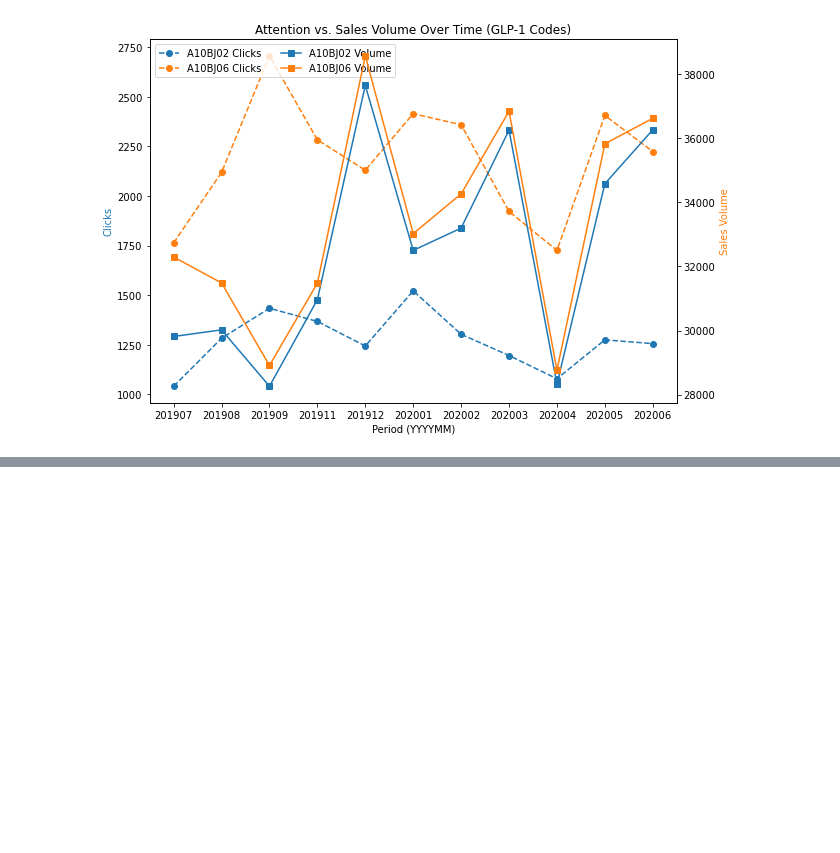
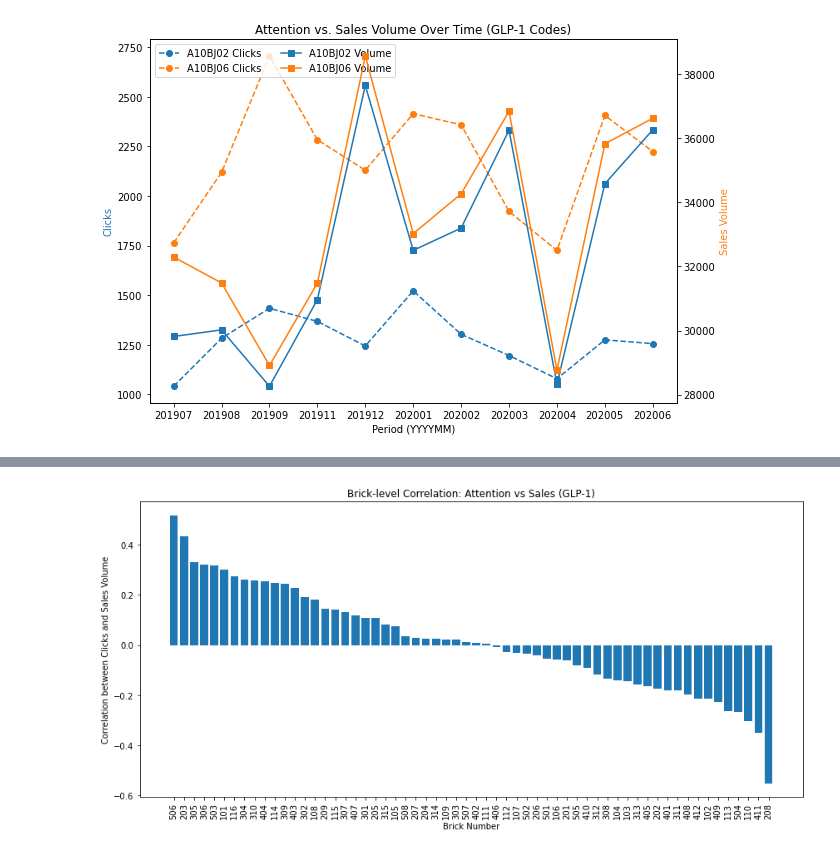
Before and after one commit to sille97/bigdata, a Jupyter notebook: code/eda.ipynb, the cells around one changed output, grey strips where cells are left out. Cells and saved outputs as stored; diff of their text form; code cells hidden in the pictures; blank space fills up the shorter version.

```diff
--- a/code/eda.ipynb
+++ b/code/eda.ipynb
@@ -608,0 +611,16 @@ plt.show()
+# %%
+# Aggregate by brick
+brick_summary = (
+    merged_glp1.groupby(["brick_nr", "who_atc_code"], as_index=False)
+    [["clicks", "volume", "value"]].sum()
+)
+
+# Correlation per brick
+brick_corr = (
+    merged_glp1.groupby("brick_nr")
+    .apply(lambda x: x["clicks"].corr(x["volume"]))
+    .reset_index(name="corr_clicks_volume")
+)
+
+brick_corr = brick_corr.sort_values("corr_clicks_volume", ascending=False)
+brick_corr.head()
@@ -608,0 +634,11 @@ plt.show()
+# %%
+plt.figure(figsize=(12,6))
+plt.bar(brick_corr["brick_nr"].astype(str), brick_corr["corr_clicks_volume"])
+plt.xticks(rotation=90)
+plt.xlabel("Brick Number")
+plt.ylabel("Correlation between Clicks and Sales Volume")
+plt.title("Brick-level Correlation: Attention vs Sales (GLP-1)")
+plt.tight_layout()
+plt.show()
+# %% [output]
+[figure, added]
```
Also changed, not shown: parts of 6 cells of this notebook, 1 other file.
